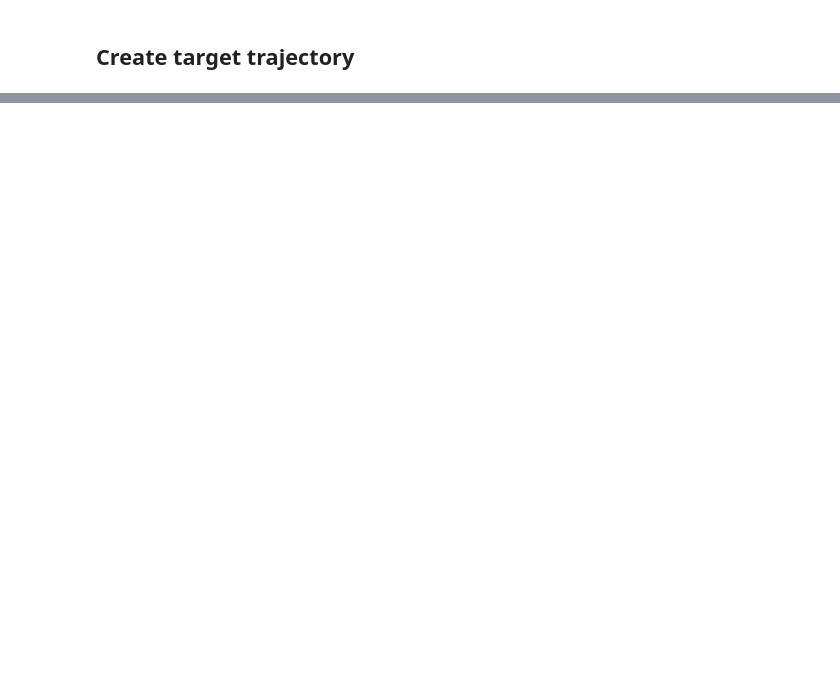
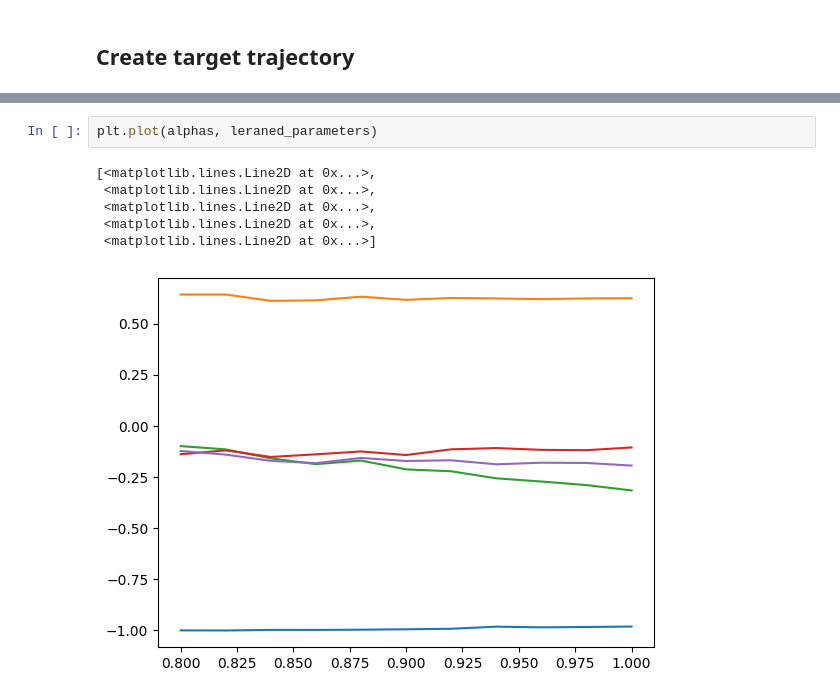
Before and after one commit to OsQarM/retech_2025, a Jupyter notebook: notebooks/segmented_annealing.ipynb, the cells around one changed output, grey strips where cells are left out. Saved outputs shown, nothing was run; the diff lists cells and outputs as text; blank space fills up the shorter version.

```diff
--- a/notebooks/segmented_annealing.ipynb
+++ b/notebooks/segmented_annealing.ipynb
@@ -108 +109,10 @@ Updated weights: [ 0.12948685  0.68646252 -0.90908995 -0.14025494 -0.76591113 -0
+# %%
+plt.plot(alphas, leraned_parameters)
+# %% [output]
+[<matplotlib.lines.Line2D at 0x...>,
+ <matplotlib.lines.Line2D at 0x...>,
+ <matplotlib.lines.Line2D at 0x...>,
+ <matplotlib.lines.Line2D at 0x...>,
+ <matplotlib.lines.Line2D at 0x...>]
+[figure, added]
 # %%
```
Also changed, not shown: parts of 5 cells of this notebook, 1 other file.
